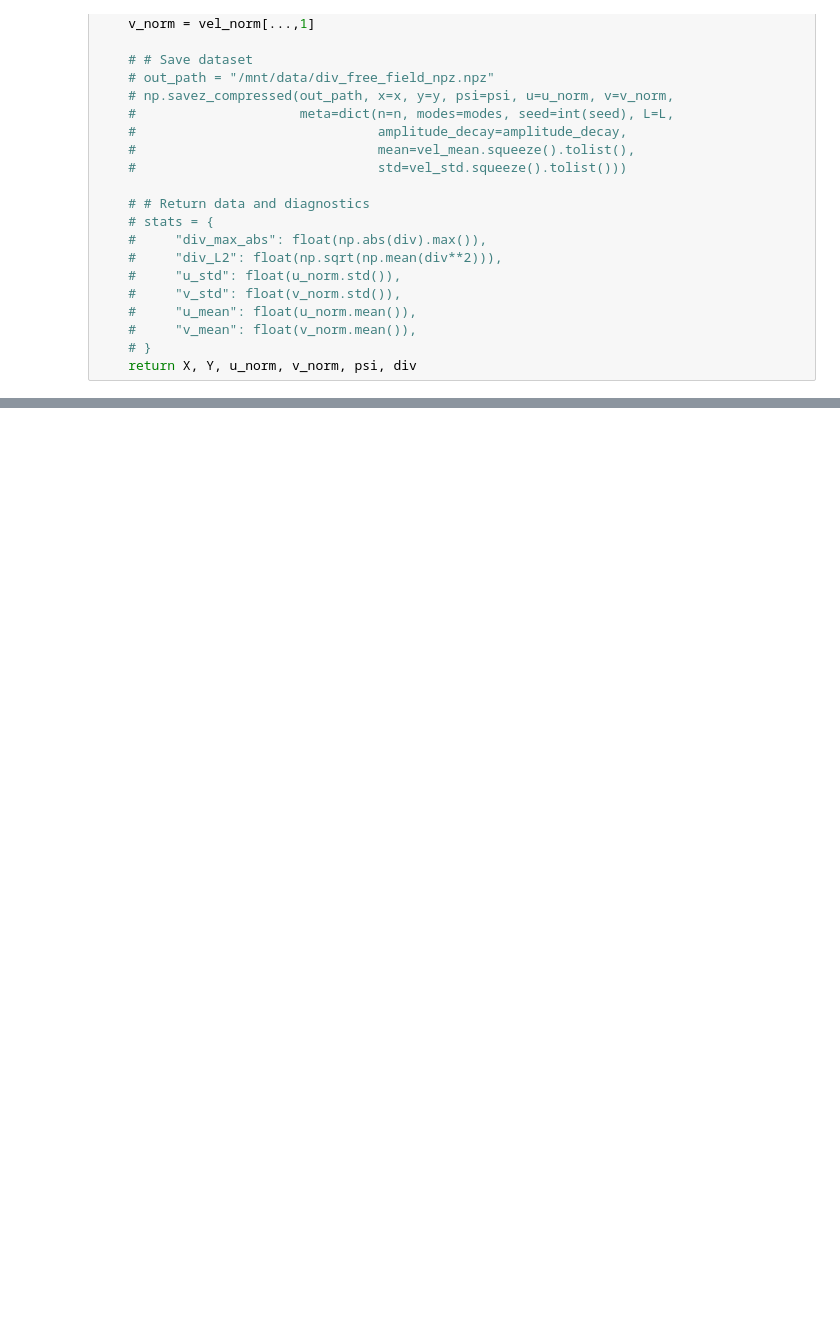
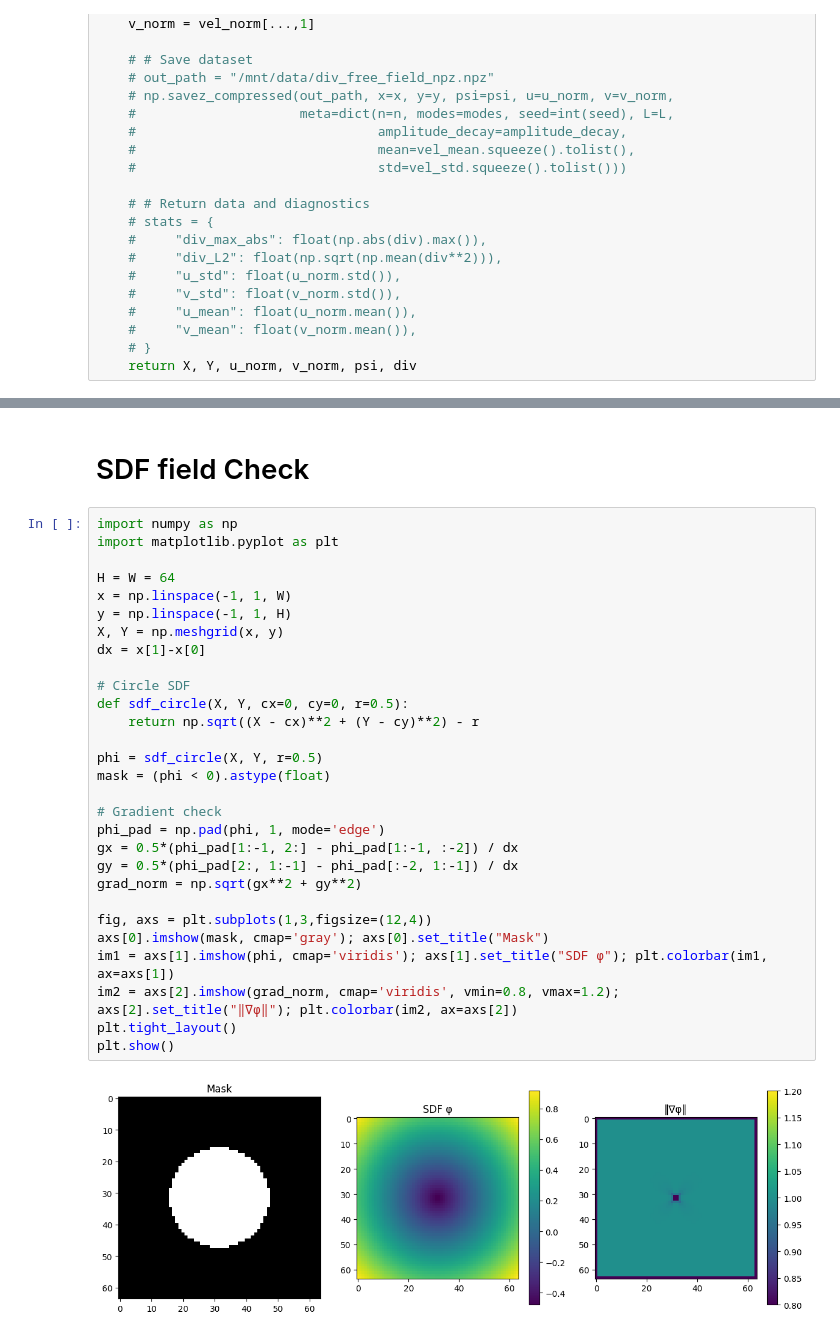
Before and after one commit to azhir/jax-cfd, a Jupyter notebook: notebooks/mnist_div.ipynb, the cells around one changed output, grey strips where cells are left out. Drawn from its saved outputs; the diff is of its cells as text; blank space fills up the shorter version.

```diff
--- a/notebooks/mnist_div.ipynb
+++ b/notebooks/mnist_div.ipynb
@@ -101,0 +115,33 @@ plt.show()
+# %% [markdown]
+# SDF field Check
+# %%
+import numpy as np
+import matplotlib.pyplot as plt
+
+H = W = 64
+x = np.linspace(-1, 1, W)
+y = np.linspace(-1, 1, H)
+X, Y = np.meshgrid(x, y)
+dx = x[1]-x[0]
+
+# Circle SDF
+def sdf_circle(X, Y, cx=0, cy=0, r=0.5):
+    return np.sqrt((X - cx)**2 + (Y - cy)**2) - r
+
+phi = sdf_circle(X, Y, r=0.5)
+mask = (phi < 0).astype(float)
+
+# Gradient check
+phi_pad = np.pad(phi, 1, mode='edge')
+gx = 0.5*(phi_pad[1:-1, 2:] - phi_pad[1:-1, :-2]) / dx
+gy = 0.5*(phi_pad[2:, 1:-1] - phi_pad[:-2, 1:-1]) / dx
+grad_norm = np.sqrt(gx**2 + gy**2)
+
+fig, axs = plt.subplots(1,3,figsize=(12,4))
+axs[0].imshow(mask, cmap='gray'); axs[0].set_title("Mask")
+im1 = axs[1].imshow(phi, cmap='viridis'); axs[1].set_title("SDF φ"); plt.colorbar(im1, ax=axs[1])
+im2 = axs[2].imshow(grad_norm, cmap='viridis', vmin=0.8, vmax=1.2); axs[2].set_title("‖∇φ‖"); plt.colorbar(im2, ax=axs[2])
+plt.tight_layout()
+plt.show()
+# %% [output]
+[figure, added]
```
Also changed, not shown: parts of 1 cell of this notebook, 15 other files.
